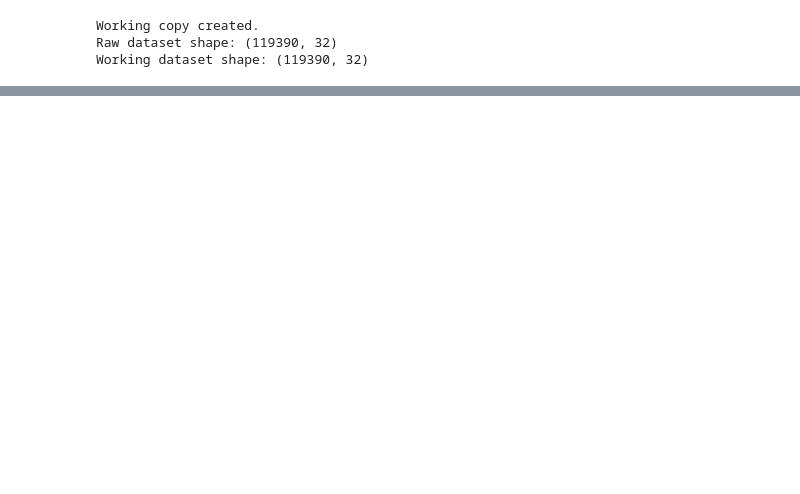
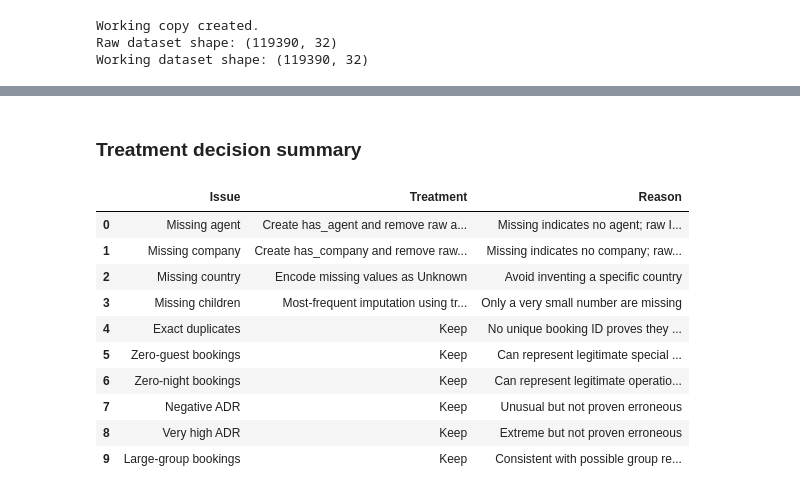
Before and after one commit to sudulran/IT3051-Group27-Hotel-Cancellation-Prediction, a Jupyter notebook: notebooks/02_Preprocessing_Feature_Engineering.ipynb, the cells around one changed output, grey strips where cells are left out. Cells and saved outputs as stored; diff of their text form; code cells hidden in the pictures; blank space fills up the shorter version.

```diff
--- a/notebooks/02_Preprocessing_Feature_Engineering.ipynb
+++ b/notebooks/02_Preprocessing_Feature_Engineering.ipynb
@@ -96,0 +590,57 @@ Working dataset shape: (119390, 32)
+# %% [markdown]
+### Treatment decision summary
+# %%
+treatment_decisions = pd.DataFrame({
+    "Issue": [
+        "Missing agent",
+        "Missing company",
+        "Missing country",
+        "Missing children",
+        "Exact duplicates",
+        "Zero-guest bookings",
+        "Zero-night bookings",
+        "Negative ADR",
+        "Very high ADR",
+        "Large-group bookings"
+    ],
+
+    "Treatment": [
+        "Create has_agent and remove raw agent ID",
+        "Create has_company and remove raw company ID",
+        "Encode missing values as Unknown",
+        "Most-frequent imputation using training data",
+        "Keep",
+        "Keep",
+        "Keep",
+        "Keep",
+        "Keep",
+        "Keep"
+    ],
+
+    "Reason": [
+        "Missing indicates no agent; raw ID is identifier-like",
+        "Missing indicates no company; raw ID is identifier-like",
+        "Avoid inventing a specific country",
+        "Only a very small number are missing",
+        "No unique booking ID proves they are erroneous",
+        "Can represent legitimate special booking patterns",
+        "Can represent legitimate operational/day-use patterns",
+        "Unusual but not proven erroneous",
+        "Extreme but not proven erroneous",
+        "Consistent with possible group reservations"
+    ]
+})
+
+treatment_decisions
+# %% [output]
+|  | Issue | Treatment | Reason |
+| 0 | Missing agent | Create has_agent and remove raw a... | Missing indicates no agent; raw I... |
+| 1 | Missing company | Create has_company and remove raw... | Missing indicates no company; raw... |
+| 2 | Missing country | Encode missing values as Unknown | Avoid inventing a specific country |
+| 3 | Missing children | Most-frequent imputation using tr... | Only a very small number are missing |
+| 4 | Exact duplicates | Keep | No unique booking ID proves they ... |
+| 5 | Zero-guest bookings | Keep | Can represent legitimate special ... |
+| 6 | Zero-night bookings | Keep | Can represent legitimate operatio... |
+| 7 | Negative ADR | Keep | Unusual but not proven erroneous |
+| 8 | Very high ADR | Keep | Extreme but not proven erroneous |
+| 9 | Large-group bookings | Keep | Consistent with possible group re... |
```
Also changed, not shown: parts of 94 cells of this notebook.
